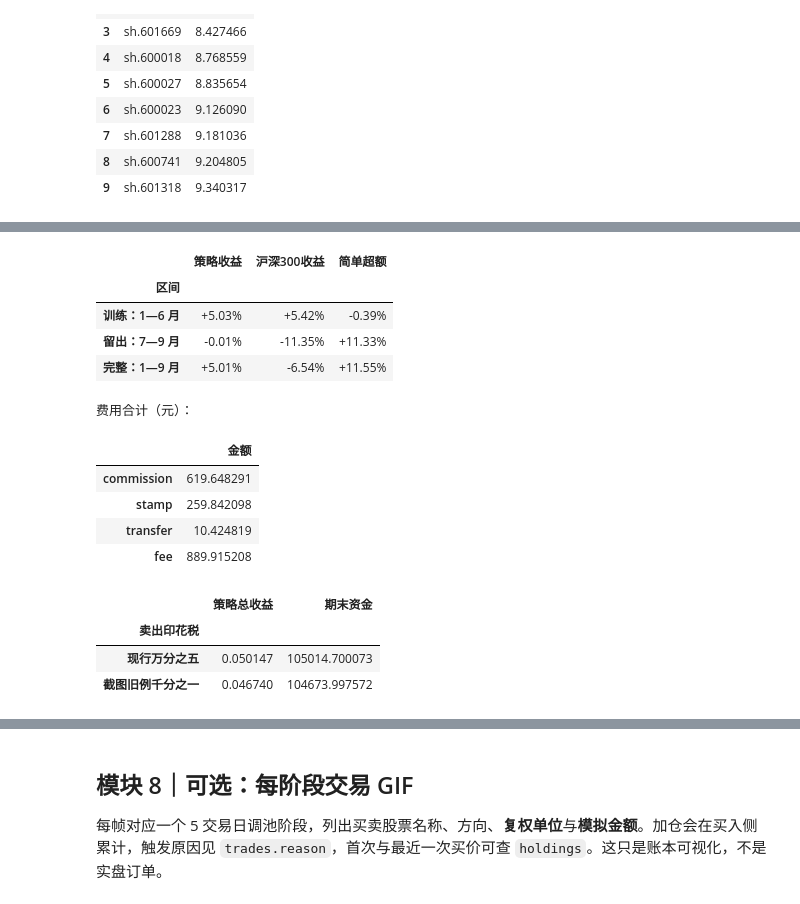
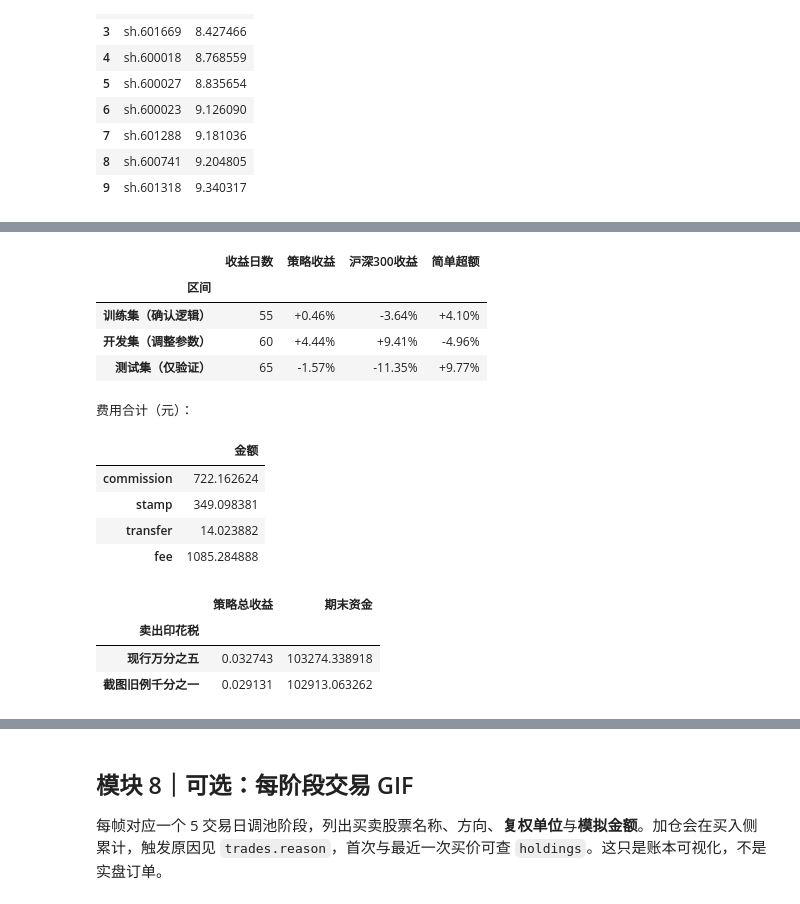
Before and after one commit to ZhengrongYue/MiniQuant, a Jupyter notebook: simple_framework.ipynb, the cells around one changed output, grey strips where cells are left out. Drawn from its saved outputs; the diff is of its cells as text; code cells hidden in the pictures.

```diff
--- a/simple_framework.ipynb
+++ b/simple_framework.ipynb
@@ -24,13 +24,20 @@ from IPython.display import display, Image as NotebookImage
 DATA = Path('data/private')
 DATA.mkdir(parents=True, exist_ok=True)
 START_DATE, FIRST_DAY, END_DATE = '2025-12-01', '2026-01-05', '2026-09-30'
+# 三段按收益所属交易日划分，不重复计算任何一天。
+TRAIN_START, TRAIN_END = FIRST_DAY, '2026-03-31'
+DEV_START, DEV_END = '2026-04-01', '2026-06-30'
+TEST_START, TEST_END = '2026-07-01', END_DATE
+SPLIT_WINDOWS = [('训练集（确认逻辑）', TRAIN_START, TRAIN_END),
+                 ('开发集（调整参数）', DEV_START, DEV_END),
+                 ('测试集（仅验证）', TEST_START, TEST_END)]
 POOL_SIZE, PE_LOWER, PE_UPPER, REBALANCE_EVERY = 10, 8.0, 30.0, 5
-MA_FAST, MA_SLOW, ATR_WINDOW = 8, 15, 14
+MA_FAST, MA_SLOW, ATR_WINDOW = 5, 15, 14
 INITIAL_CASH = 100_000.0
 COMMISSION_RATE, MIN_COMMISSION = 0.0003, 5.0   # 券商万三；每笔佣金最低 5 元
 STAMP_DUTY_RATE = 0.0005                       # 2026 年卖出印花税：万分之五
 TRANSFER_RATE = 0.00001                        # 过户费双边：十万分之一
-TOTAL_RISK, NAME_RISK, MAX_NAME_WEIGHT = 0.02, 0.008, 0.30
+TOTAL_RISK, NAME_RISK, MAX_NAME_WEIGHT = 0.03, 0.01, 0.30
 RISK_BUFFER = 0.95  # 下单时只用 95% 的组合风险预算，给费用和净值波动留余量
 INITIAL_STOP, ARM_GAIN, TRAIL_BACK = 0.025, 0.08, 0.025
 ATR_MULT, TRANCHES, ADD_PROFIT_STEP = 1.5, 3, 0.02  # 两次加仓阈值：+2%、+4%
@@ -412,6 +419,6 @@ MA8 是近 8 个交易日的平均收盘价，MA15 是近 15 日平均。**金
 # %%
 def build_decisions(bars, reports, benchmark, first=FIRST_DAY, every=REBALANCE_EVERY):
-    """收盘信号：每 5 个交易日调池，MA8/MA15 金叉和死叉单独记录。"""
+    """收盘信号：每 5 个交易日调池，MA5/MA15 金叉和死叉单独记录。"""
     dates = list(benchmark.loc[benchmark.date >= pd.Timestamp(first), 'date'])
     by_day = {day: frame for day, frame in bars.groupby('date', sort=False)}
     pool = set()
@@ -879,17 +888,41 @@ display(pd.DataFrame({'指标': ['期末资金', '策略总收益', '策略年
                              f"{m['平均资金使用率']:.2%}", str(m['空仓日数']),
                              f"{m['累计费用/初始本金']:.2%}"]}).set_index('指标'))
 
-# 按时间切开：只用 1—6 月挑参数，7—9 月留作一次性检验。
-split_day = pd.Timestamp('2026-06-30')
+def period_metrics(curve, start, end):
+    """Compound disjoint daily returns; the prior day's NAV is only a base."""
+    part = curve.loc[pd.Timestamp(start):pd.Timestamp(end)]
+    daily = part[['return', 'benchmark_return']].dropna()
+    if daily.empty:
+        raise ValueError(f'No daily returns in {start}..{end}')
+    strategy = float((1 + daily['return']).prod() - 1)
+    benchmark = float((1 + daily['benchmark_return']).prod() - 1)
+    local_nav = pd.concat([pd.Series([1.0]),
+                           (1 + daily['return']).cumprod().reset_index(drop=True)],
+                          ignore_index=True)
+    local_bench = pd.concat([pd.Series([1.0]),
+                             (1 + daily['benchmark_return']).cumprod().reset_index(drop=True)],
+                            ignore_index=True)
+    return {'收益日数': len(daily), '策略收益': strategy, '基准收益': benchmark,
+            '简单超额': strategy - benchmark,
+            '策略最大回撤': float((local_nav / local_nav.cummax() - 1).min()),
+            '基准最大回撤': float((local_bench / local_bench.cummax() - 1).min()),
+            '策略复合年化': (1 + strategy) ** (252 / len(daily)) - 1,
+            '基准复合年化': (1 + benchmark) ** (252 / len(daily)) - 1,
+            '费用/本金': float(part['cost'].sum())}
+
+
+# 标签（每日收益的所属日期）严格互斥；历史 MA 预热不属于评价标签。
+split_dates = [set(nav.loc[start:end].index) for _, start, end in SPLIT_WINDOWS]
+assert all(not (split_dates[i] & split_dates[j])
+           for i in range(3) for j in range(i + 1, 3))
+assert set().union(*split_dates) == set(nav.index)
 segment_rows = []
-for label, segment in [('训练：1—6 月', nav.loc[:split_day]),
-                       ('留出：7—9 月', nav.loc[split_day:]),
-                       ('完整：1—9 月', nav)]:
-    strategy_return = segment.nav.iloc[-1] / segment.nav.iloc[0] - 1
-    benchmark_return = segment.benchmark_nav.iloc[-1] / segment.benchmark_nav.iloc[0] - 1
-    segment_rows.append({'区间': label, '策略收益': f'{strategy_return:+.2%}',
-                         '沪深300收益': f'{benchmark_return:+.2%}',
-                         '简单超额': f'{strategy_return - benchmark_return:+.2%}'})
+for label, start, end in SPLIT_WINDOWS:
+    result = period_metrics(nav, start, end)
+    segment_rows.append({'区间': label, '收益日数': result['收益日数'],
+                         '策略收益': f"{result['策略收益']:+.2%}",
+                         '沪深300收益': f"{result['基准收益']:+.2%}",
+                         '简单超额': f"{result['简单超额']:+.2%}"})
 display(pd.DataFrame(segment_rows).set_index('区间'))
 
 print('费用合计（元）：')
@@ -934,17 +967,17 @@ display(pd.DataFrame(sensitivity).set_index('加仓里程碑'))
-|  | 策略收益 | 沪深300收益 | 简单超额 |
-| 区间 |  |  |  |
-| 训练：1—6 月 | +5.03% | +5.42% | -0.39% |
-| 留出：7—9 月 | -0.01% | -11.35% | +11.33% |
-| 完整：1—9 月 | +5.01% | -6.54% | +11.55% |
+|  | 收益日数 | 策略收益 | 沪深300收益 | 简单超额 |
+| 区间 |  |  |  |  |
+| 训练集（确认逻辑） | 55 | +0.46% | -3.64% | +4.10% |
+| 开发集（调整参数） | 60 | +4.44% | +9.41% | -4.96% |
+| 测试集（仅验证） | 65 | -1.57% | -11.35% | +9.77% |
 费用合计（元）：
 |  | 金额 |
-| commission | 619.648291 |
-| stamp | 259.842098 |
-| transfer | 10.424819 |
-| fee | 889.915208 |
+| commission | 722.162624 |
+| stamp | 349.098381 |
+| transfer | 14.023882 |
+| fee | 1085.284888 |
 |  | 策略总收益 | 期末资金 |
 | 卖出印花税 |  |  |
-| 现行万分之五 | 0.050147 | 105014.700073 |
-| 截图旧例千分之一 | 0.046740 | 104673.997572 |
+| 现行万分之五 | 0.032743 | 103274.338918 |
+| 截图旧例千分之一 | 0.029131 | 102913.063262 |
 |  | 总收益 | 加仓笔数 |
 | 加仓里程碑 |  |  |
```
Also changed, not shown: parts of 13 cells of this notebook, 2 other files.
